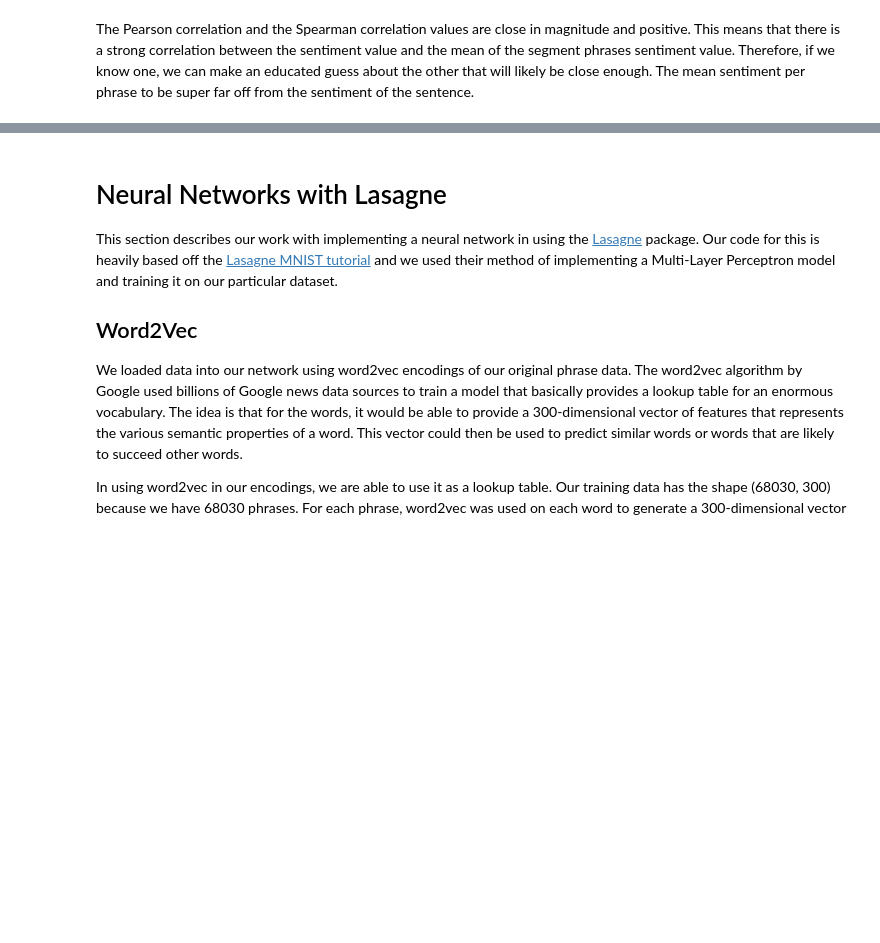
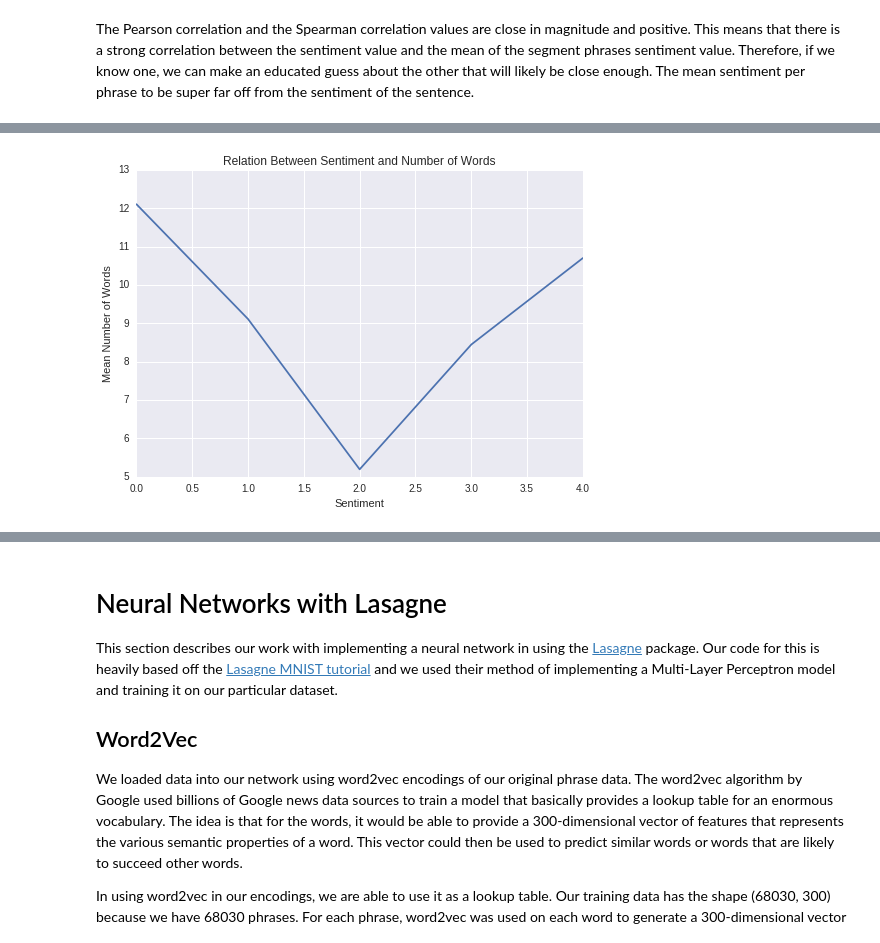
Before and after one commit to paulruvolo/DataScience16CYOA, a Jupyter notebook: FinalStory.ipynb, the cells around one changed output, grey strips where cells are left out. Saved outputs shown, nothing was run; the diff lists cells and outputs as text; code cells hidden in the pictures; blank space fills up the shorter version.

```diff
--- a/FinalStory.ipynb
+++ b/FinalStory.ipynb
@@ -113,0 +218,11 @@ The Pearson correlation and the Spearman correlation values are close in magnitu
+# %%
+#extract number of words into its own column
+data['NumWords'] = data["Phrase"].apply(lambda x: len(x.split(" ")))
+
+sns.set_style("darkgrid")
+plt.plot(data.groupby(data.Sentiment).mean().NumWords)
+sns.axlabel("Sentiment", "Mean Number of Words")
+sns.plt.title("Relation Between Sentiment and Number of Words")
+plt.show()
+# %% [output]
+[figure, added]
```
Also changed, not shown: parts of 70 cells of this notebook.
